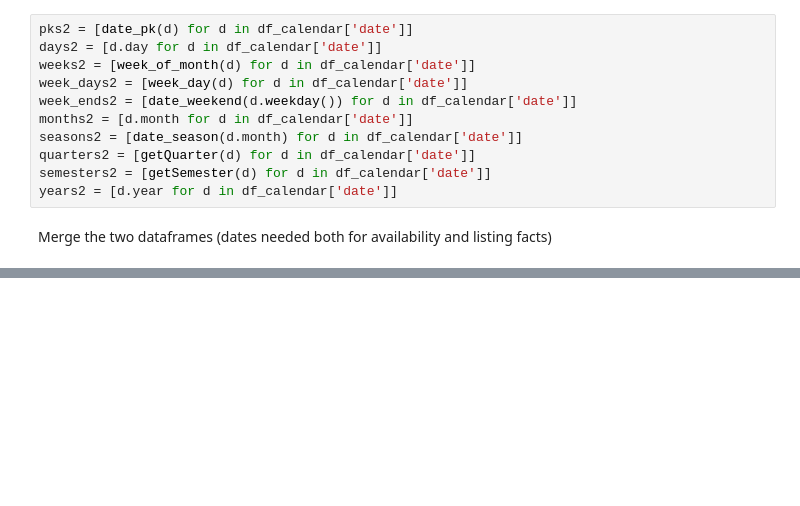
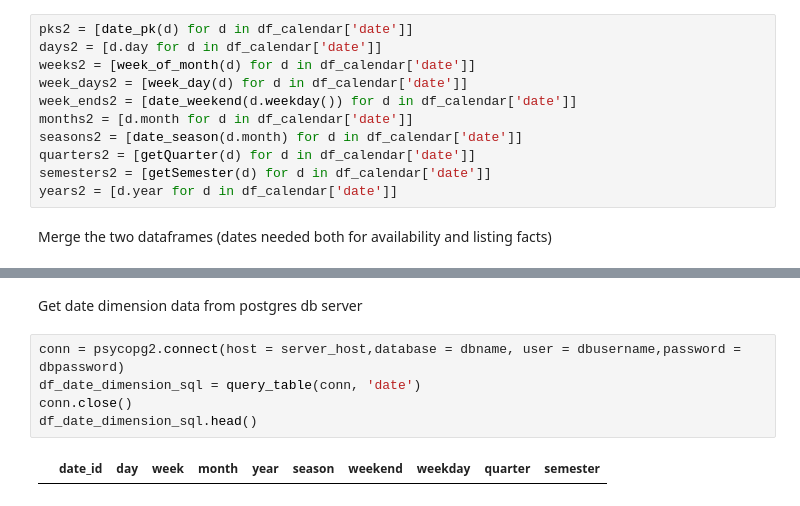
Before and after one commit to beatriz-lima/TPD-Airbnb-Data, a Jupyter notebook: Notebooks/ETL_Date.ipynb, the cells around one changed output, grey strips where cells are left out. Saved outputs shown, nothing was run; the diff lists cells and outputs as text; blank space fills up the shorter version.

```diff
--- a/Notebooks/ETL_Date.ipynb
+++ b/Notebooks/ETL_Date.ipynb
@@ -247,0 +290,9 @@ df_date_dimension
+# %% [markdown]
+Get date dimension data from postgres db server
+# %%
+conn = psycopg2.connect(host = server_host,database = dbname, user = dbusername,password = dbpassword)
+df_date_dimension_sql = query_table(conn, 'date')
+conn.close()
+df_date_dimension_sql.head()
+# %% [output]
+|  | date_id | day | week | month | year | season | weekend | weekday | quarter | semester |
```
Also changed, not shown: parts of 15 cells of this notebook, 1 other file.
